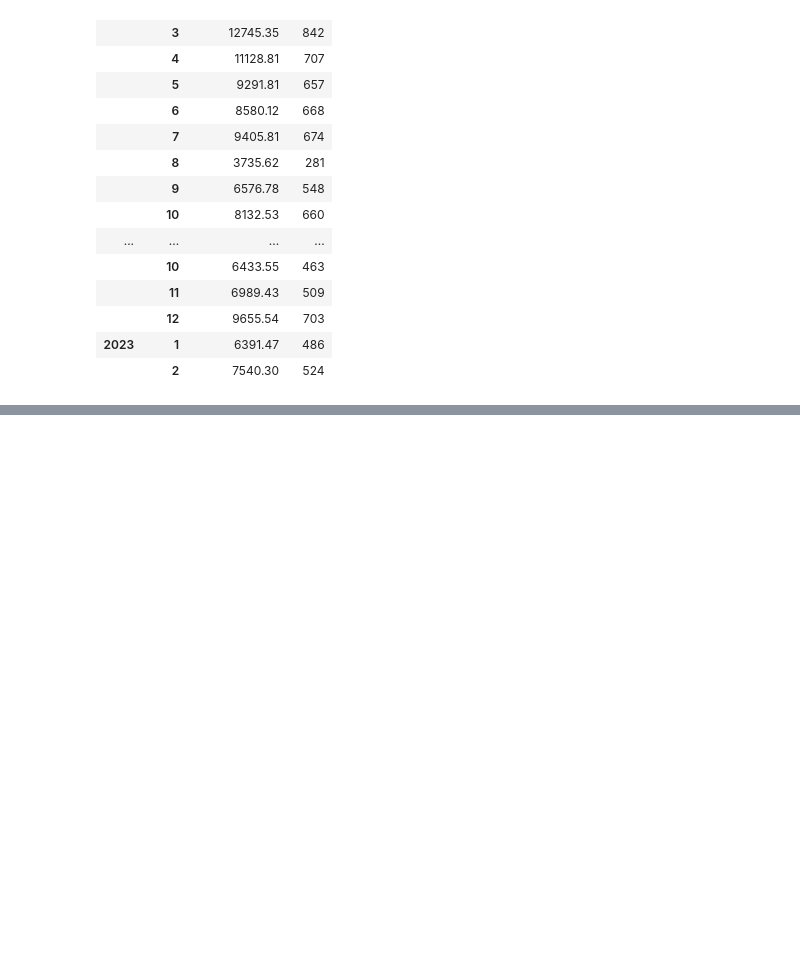
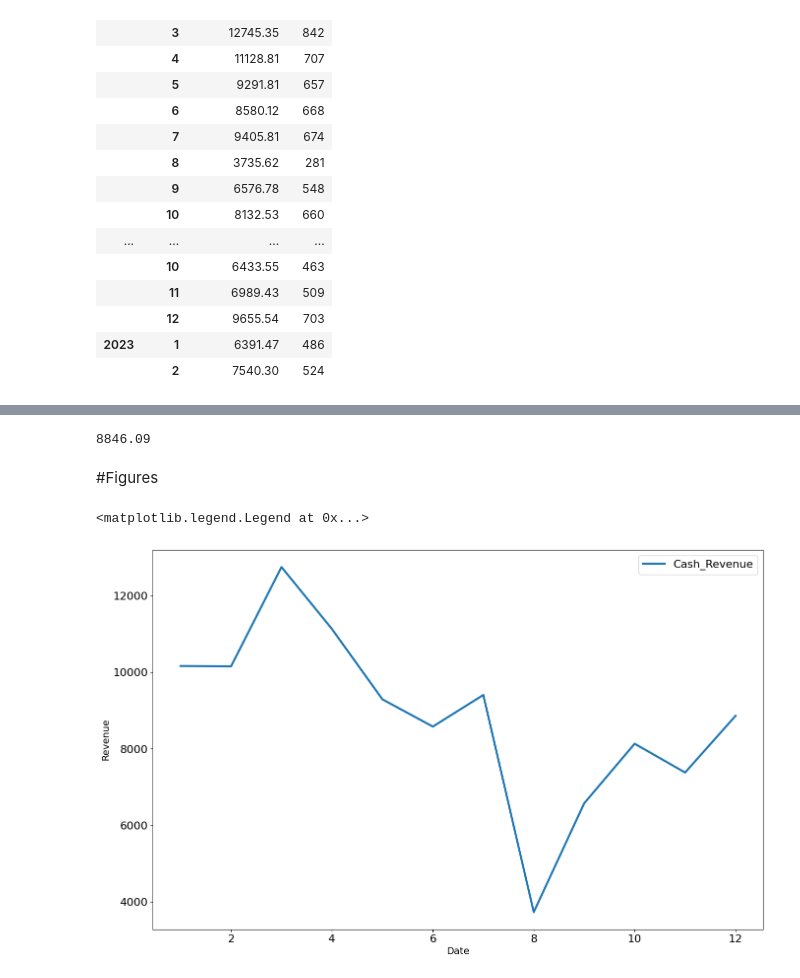
Before and after one commit to tasosnikitakis/Data_Science_Notebooks, a Jupyter notebook: pharmacy_data_analysis.ipynb, the cells around one changed output, grey strips where cells are left out. Saved outputs shown, nothing was run; the diff lists cells and outputs as text; code cells hidden in the pictures; blank space fills up the shorter version.

```diff
--- a/pharmacy_data_analysis.ipynb
+++ b/pharmacy_data_analysis.ipynb
@@ -92,3 +112,7 @@ sales_df_grouped
 |  | 12 | 9655.54 | 703 |
 | 2023 | 1 | 6391.47 | 486 |
 |  | 2 | 7540.30 | 524 |
+# %%
+year_2020_df = sales_df[sales_df['DATE'].dt.year == 2020]
+# %%
+year_2020_df_by_month = year_2020_df.groupby(year_2020_df.DATE.dt.month).sum()
@@ -94,0 +138,19 @@ sales_df_grouped
+# %%
+year_2020_cash_revenue_mean
+# %% [output]
+8846.09
+# %% [markdown]
+#Figures
+# %%
+plt.figure(figsize=(16,10))
+plt.xticks(fontsize=16)
+plt.yticks(fontsize=16)
+plt.xlabel('Date', fontsize=14)
+plt.ylabel('Revenue', fontsize=14)
+plt.plot(year_2020_df_by_month.index, year_2020_df_by_month['Cash_Revenue'],
+             linewidth=3, label=year_2020_df_by_month['Cash_Revenue'].name)
+
+plt.legend(fontsize=16)
+# %% [output]
+<matplotlib.legend.Legend at 0x...>
+[figure, added]
```
Also changed, not shown: parts of 8 cells of this notebook.
